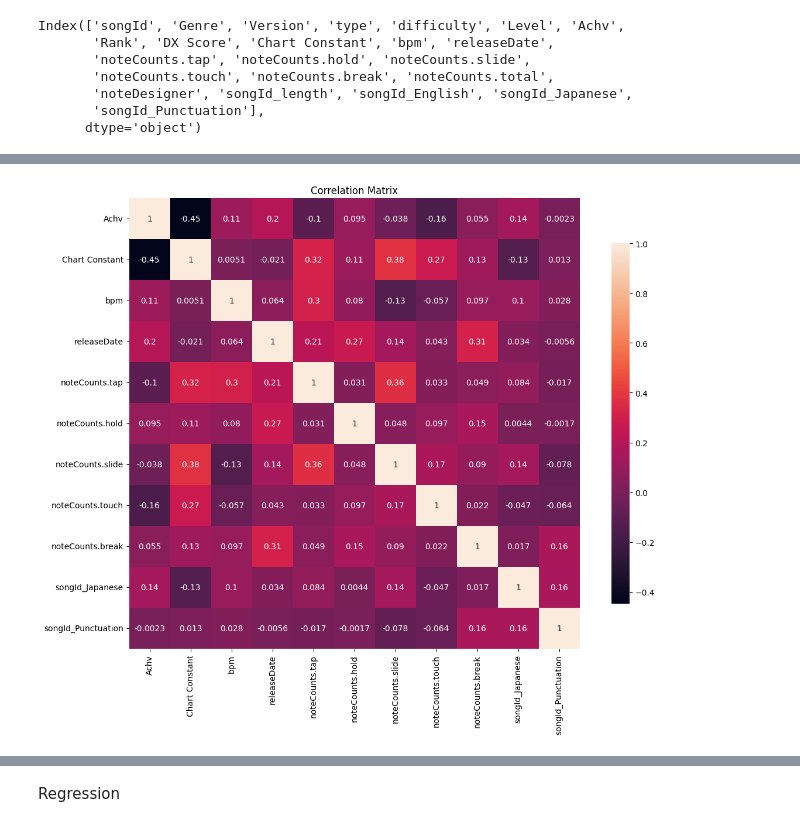
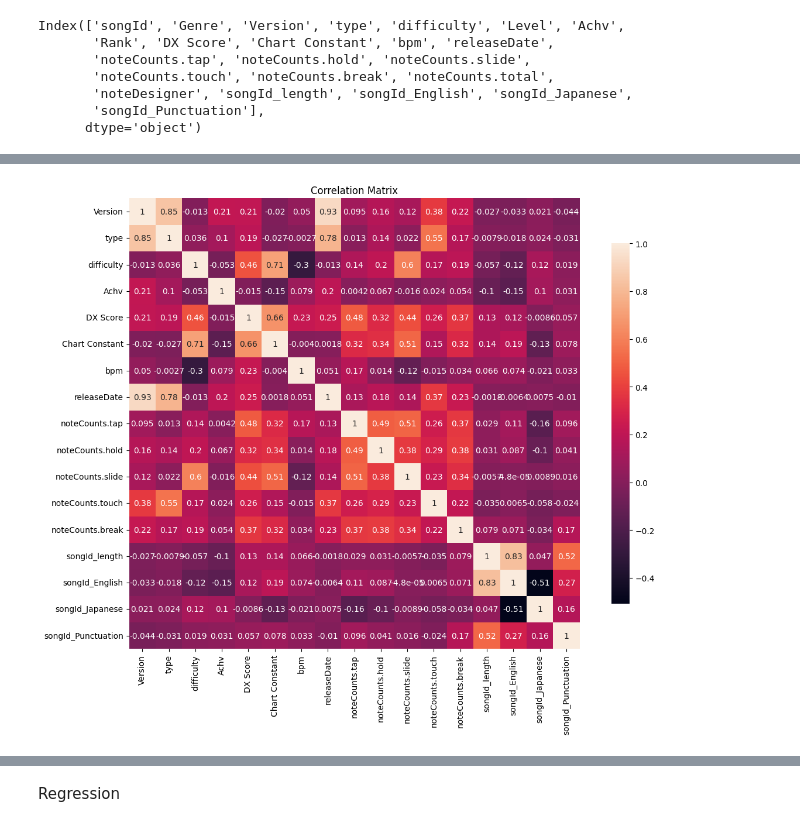
Before and after one commit to eric15342335/maimai-dx-regression, a Jupyter notebook: model.ipynb, the cells around one changed output, grey strips where cells are left out. Saved outputs shown, nothing was run; the diff lists cells and outputs as text; code cells hidden in the pictures.

```diff
--- a/model.ipynb
+++ b/model.ipynb
@@ -209,7 +202,7 @@ Remaining missing Chart Constant values: 0
 | 9 | 7+ | 7.90 |
 # %%
 # Drop easy charts
-merged_df = merged_df[merged_df["Chart Constant"] >= 10.5]
+# merged_df = merged_df[merged_df["Chart Constant"] >= 10.5]
 # %%
 merged_df["DX Score"] = (
     merged_df["DX Score"].astype(str).str.split("/").str[1].astype(int)
@@ -296,18 +289,20 @@ Rows with missing values:
 note_count_columns = [
     "noteCounts.tap",
     "noteCounts.hold",
+    "noteCounts.slide",
     "noteCounts.touch",
     "noteCounts.break",
 ]
 
-for column in note_count_columns:
-    # Fill missing noteCounts value with median of the same Level
-    median_values = merged_df.groupby("Level")[column].median()
-    merged_df.fillna({column: merged_df["Level"].map(median_values)}, inplace=True)
+for col in note_count_columns:
+    if col in merged_df.columns:
+        merged_df[col] = pd.to_numeric(merged_df[col], errors="coerce")
 
-# Scale to match DX Score calculation
-total_notes = merged_df[note_count_columns].sum(axis=1)
+merged_df[note_count_columns] = merged_df[note_count_columns].fillna(0)
+
+total_notes = merged_df[note_count_columns].sum(axis=1).replace(0, 1)
 merged_df["noteCounts.total"] = merged_df["DX Score"] / 3
+
 merged_df[note_count_columns] = (
     merged_df[note_count_columns]
     .multiply(merged_df["noteCounts.total"] / total_notes, axis=0)
@@ -491,6 +489,6 @@ plt.show()
 # %%
 def correlation_rankings(
-    corr_mat: pd.DataFrame, target_column: str, threshold: float = 0.6
+    corr_mat: pd.DataFrame, target_column: str, threshold: float = 0.95
 ):
     """Print all abs(correlation with anything) that exceeds a threshold"""
     output = []
@@ -548,32 +537,26 @@ difficulty (Achv: -0.13, count: 1): [noteCounts.slide (0.67)]
 # %%
 # Drop collinear columns
 merged_df.drop(
     columns=[
-        "DX Score",
-        "Version",
         "noteCounts.total",
-        "type",
-        "songId_English",
-        "difficulty",
-        "songId_length",
     ],
     inplace=True,
 )
 
 correlation_matrix = merged_df.select_dtypes(include=["number"]).corr()
 correlation_rankings(correlation_matrix, target_column="Achv")
 
 fig = plt.figure(clear=True, figsize=(14, 10))
 sns.heatmap(
     correlation_matrix,
     annot=True,
     square=True,
     cbar_kws={"shrink": 0.8},
 )
 plt.title("Correlation Matrix")
 plt.show()
 # %% [output]
-[figure, old version]
+[figure, new version]
 # %%
 # Pairwise correlation with seaborn
 sns.pairplot(
```
Also changed, not shown: parts of 28 cells of this notebook, 2 other files.
